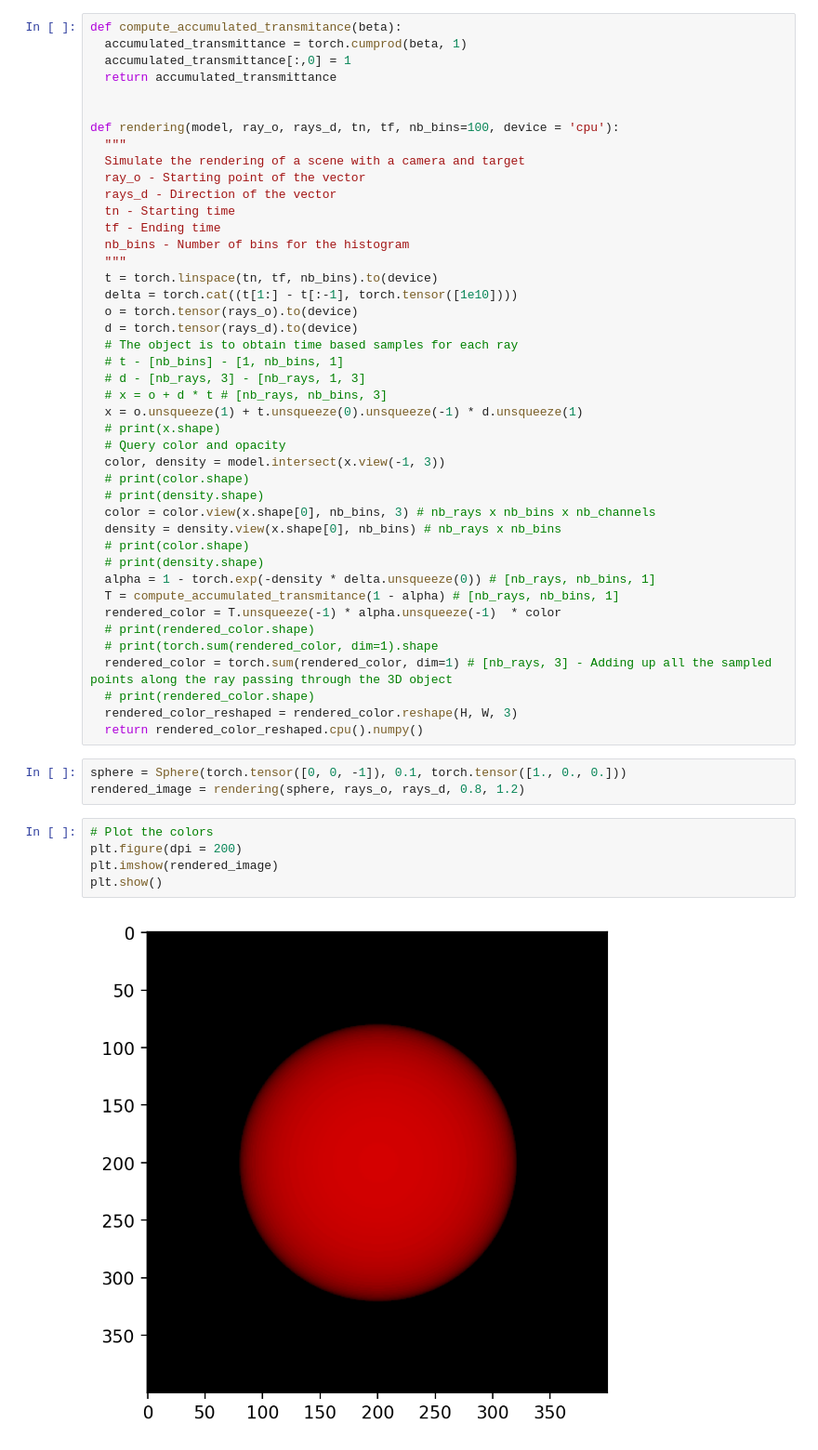
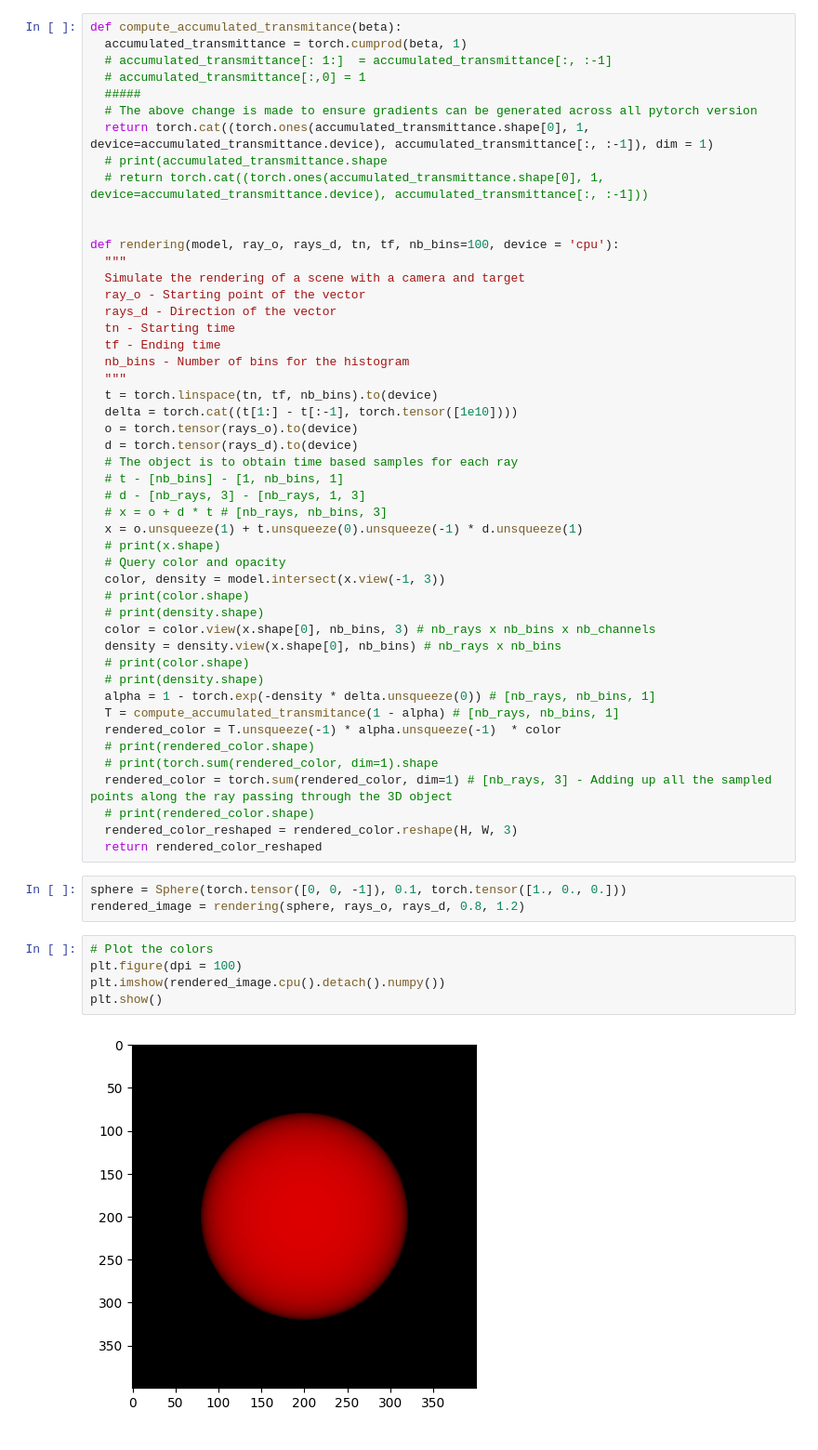
Before and after one commit to tvpian/NERF_Series, a Jupyter notebook: NERF_Series_01_Reconstruction.ipynb, the cells around one changed output. Shown at 93% size. Saved outputs shown, nothing was run; the diff lists cells and outputs as text.

```diff
--- a/NERF_Series_01_Reconstruction.ipynb
+++ b/NERF_Series_01_Reconstruction.ipynb
@@ -230,8 +232,13 @@ sphere1 = Sphere(np.array([0, 0, -1]), 0.1, np.array([1, 1, 0]))
 # %%
 def compute_accumulated_transmitance(beta):
   accumulated_transmittance = torch.cumprod(beta, 1)
-  accumulated_transmittance[:,0] = 1
-  return accumulated_transmittance
+  # accumulated_transmittance[: 1:]  = accumulated_transmittance[:, :-1]
+  # accumulated_transmittance[:,0] = 1
+  #####
+  # The above change is made to ensure gradients can be generated across all pytorch version
+  return torch.cat((torch.ones(accumulated_transmittance.shape[0], 1, device=accumulated_transmittance.device), accumulated_transmittance[:, :-1]), dim = 1)
+  # print(accumulated_transmittance.shape
+  # return torch.cat((torch.ones(accumulated_transmittance.shape[0], 1, device=accumulated_transmittance.device), accumulated_transmittance[:, :-1]))
 
 
 def rendering(model, ray_o, rays_d, tn, tf, nb_bins=100, device = 'cpu'):
@@ -269,14 +276,14 @@ def rendering(model, ray_o, rays_d, tn, tf, nb_bins=100, device = 'cpu'):
   rendered_color = torch.sum(rendered_color, dim=1) # [nb_rays, 3] - Adding up all the sampled points along the ray passing through the 3D object
   # print(rendered_color.shape)
   rendered_color_reshaped = rendered_color.reshape(H, W, 3)
-  return rendered_color_reshaped.cpu().numpy()
+  return rendered_color_reshaped
 # %%
 sphere = Sphere(torch.tensor([0, 0, -1]), 0.1, torch.tensor([1., 0., 0.]))
 rendered_image = rendering(sphere, rays_o, rays_d, 0.8, 1.2)
 # %%
 # Plot the colors
-plt.figure(dpi = 200)
-plt.imshow(rendered_image)
+plt.figure(dpi = 100)
+plt.imshow(rendered_image.cpu().detach().numpy())
 plt.show()
 # %% [output]
-[figure, old version]
+[figure, new version]
```
Also changed, not shown: parts of 5 cells of this notebook.
